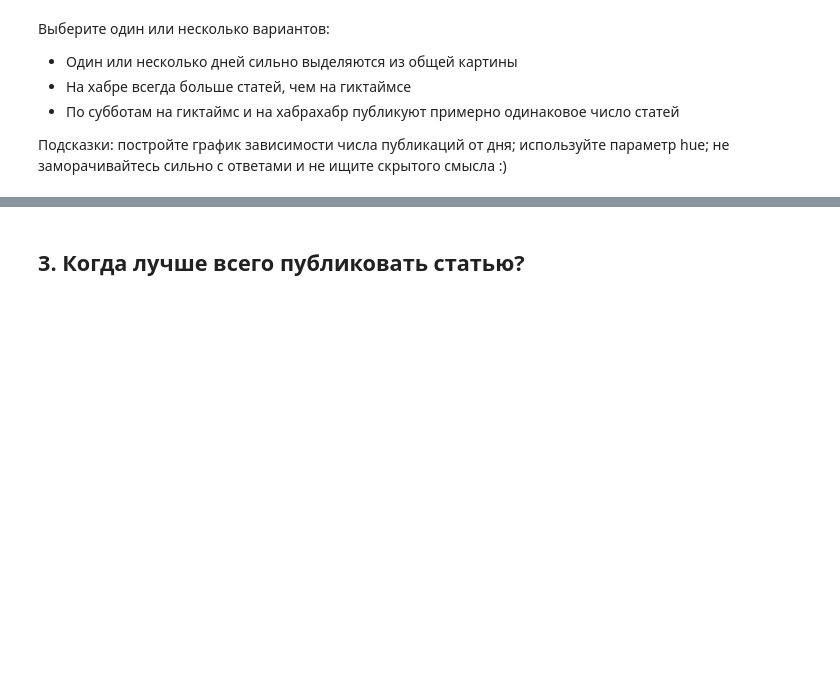
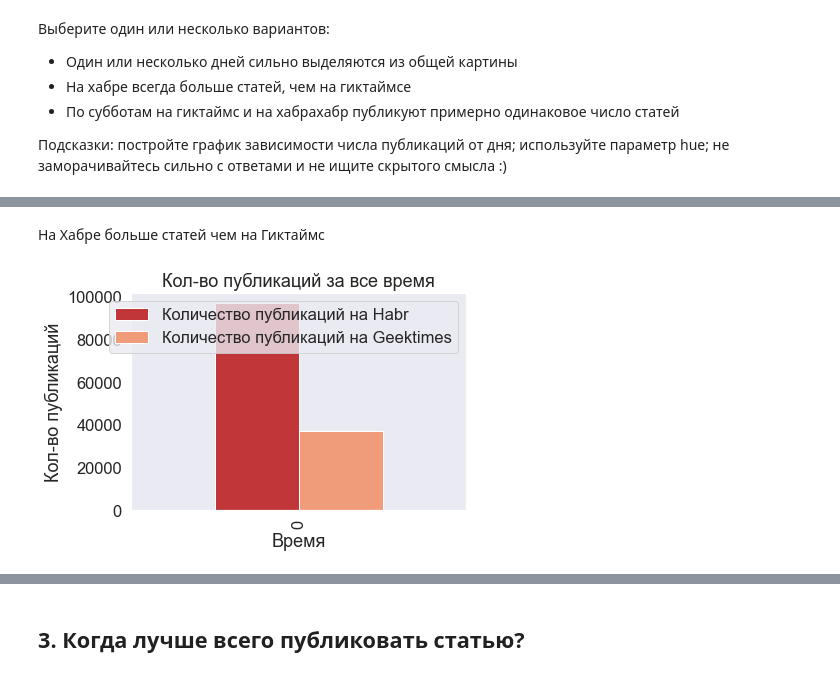
Before and after one commit to Kirik00714/nordic_data_science, a Jupyter notebook: Lesson13/Homework/HomeWork.ipynb, the cells around one changed output, grey strips where cells are left out. Drawn from its saved outputs; the diff is of its cells as text; code cells hidden in the pictures; blank space fills up the shorter version.

```diff
--- a/Lesson13/Homework/HomeWork.ipynb
+++ b/Lesson13/Homework/HomeWork.ipynb
@@ -86,0 +180,11 @@ for i in [((filter_1 & filter_3),'2016.04'),((filter_1 & filter_4),'2016.03'),
+# %% [markdown]
+На Хабре больше статей чем на Гиктаймс
+# %%
+df_5 = df.fillna(0)
+df_4 =pd.DataFrame({'Количество публикаций на Habr' : [df.where(df['domain'] == 'habrahabr.ru').dropna().shape[0]],
+                    'Количество публикаций на Geektimes' : [df_5.where(df_5['domain'] == 'geektimes.ru').dropna().shape[0]]})
+df_4.groupby('Количество публикаций на Geektimes').plot(kind='bar', title = 'Кол-во публикаций за все время');
+plt.ylabel('Кол-во публикаций');
+plt.xlabel('Время');
+# %% [output]
+[figure, added]
```
Also changed, not shown: parts of 34 cells of this notebook, 1 other file.
